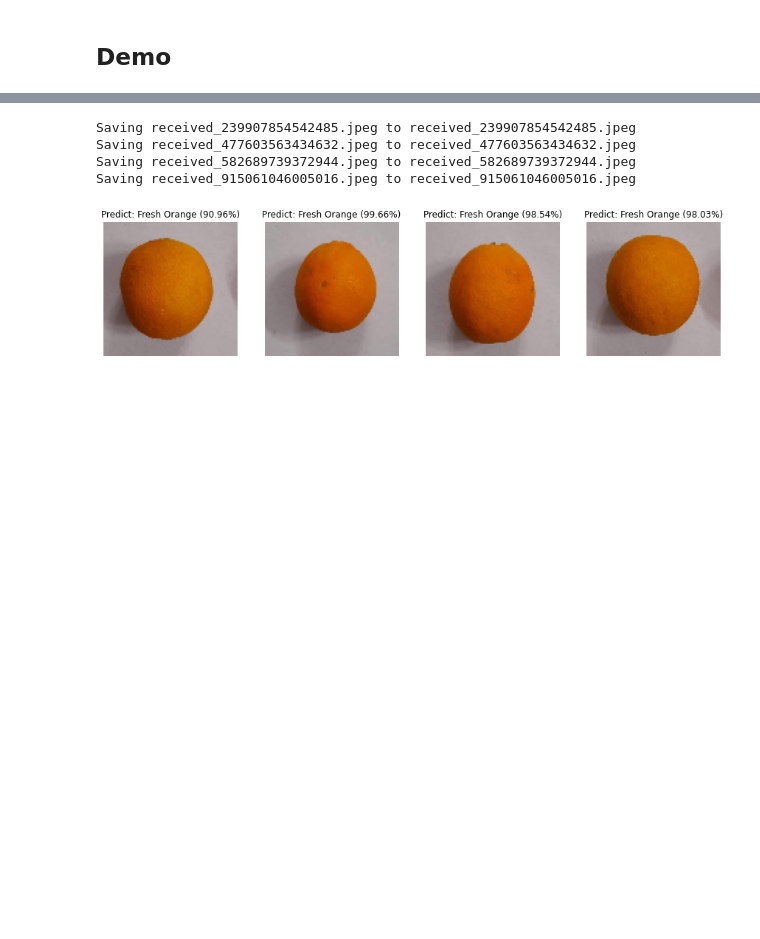
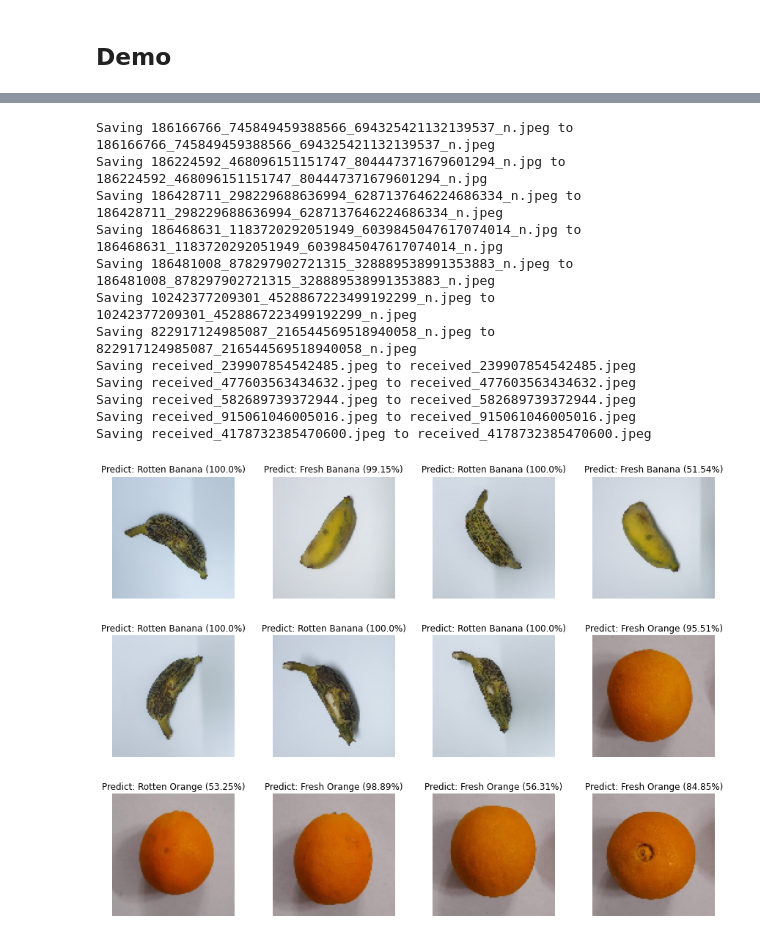
Before and after one commit to huyg1108/fruit-fresh-rotten, a Jupyter notebook: fruit_classification.ipynb, the cells around one changed output, grey strips where cells are left out. Saved outputs shown, nothing was run; the diff lists cells and outputs as text; code cells hidden in the pictures; blank space fills up the shorter version.

```diff
--- a/fruit_classification.ipynb
+++ b/fruit_classification.ipynb
@@ -316,7 +316,7 @@ for i in uploaded_file.keys():
   img = img/255
 
   images = np.vstack([img])
-  classes = model_fruit.predict(images, batch_size=10)
+  classes = model.predict(images, batch_size=10)
 
   max = np.amax(classes[0])
   if np.where(classes[0] == max)[0] == 0:
@@ -335,31 +335,39 @@ for i in uploaded_file.keys():
     img_name.append(i)
     img_conf.append(max)
     predict_result.append('Rotten Apple')
   elif np.where(classes[0] == max)[0] == 4:
     img_name.append(i)
     img_conf.append(max)
     predict_result.append('Rotten Banana')
   else:
     img_name.append(i)
     img_conf.append(max)
     predict_result.append('Rotten Orange')
 
 plt.figure(figsize=(15, 15))
 for i in range(len(img_name)):
   plt.subplot((len(img_name)/4)+1, 4, i+1)
   plt.subplots_adjust(hspace = 0.3)
   plt.imshow(image.load_img(img_name[i], color_mode="rgb", target_size=(100, 100), interpolation="nearest"))
   title = f"Predict: {predict_result[i]} ({round(float(img_conf[i])*100, 2)}%)"
   plt.title(title, color='black')
   plt.axis('off')
 plt.show()
 
 for fn in img_name:
   os.system(f'rm {fn}')
 # %% [output]
 [interactive output not drawn]
+Saving 186166766_745849459388566_694325421132139537_n.jpeg to 186166766_745849459388566_694325421132139537_n.jpeg
+Saving 186224592_468096151151747_804447371679601294_n.jpg to 186224592_468096151151747_804447371679601294_n.jpg
+Saving 186428711_298229688636994_6287137646224686334_n.jpeg to 186428711_298229688636994_6287137646224686334_n.jpeg
+Saving 186468631_1183720292051949_6039845047617074014_n.jpg to 186468631_1183720292051949_6039845047617074014_n.jpg
+Saving 186481008_878297902721315_328889538991353883_n.jpeg to 186481008_878297902721315_328889538991353883_n.jpeg
+Saving 10242377209301_4528867223499192299_n.jpeg to 10242377209301_4528867223499192299_n.jpeg
+Saving 822917124985087_216544569518940058_n.jpeg to 822917124985087_216544569518940058_n.jpeg
 Saving received_239907854542485.jpeg to received_239907854542485.jpeg
 Saving received_477603563434632.jpeg to received_477603563434632.jpeg
 Saving received_582689739372944.jpeg to received_582689739372944.jpeg
 Saving received_915061046005016.jpeg to received_915061046005016.jpeg
+Saving received_4178732385470600.jpeg to received_4178732385470600.jpeg
-[figure, old version]
+[figure, new version]
```
Also changed, not shown: parts of 4 cells of this notebook.
